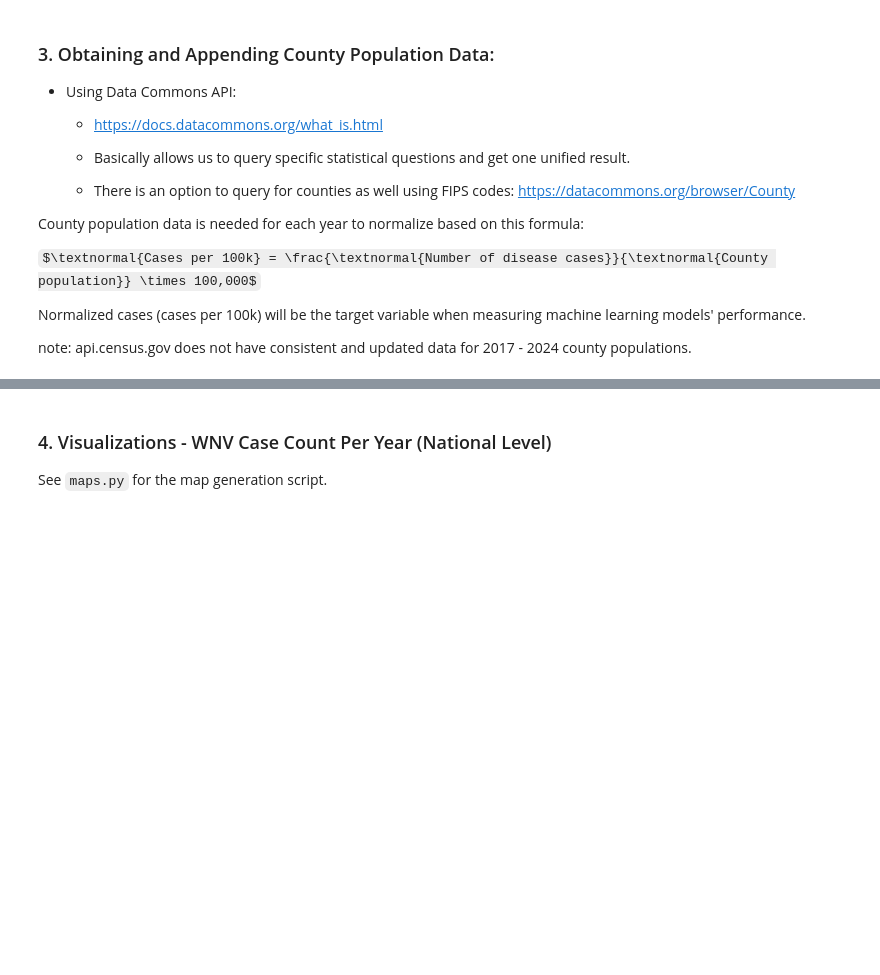
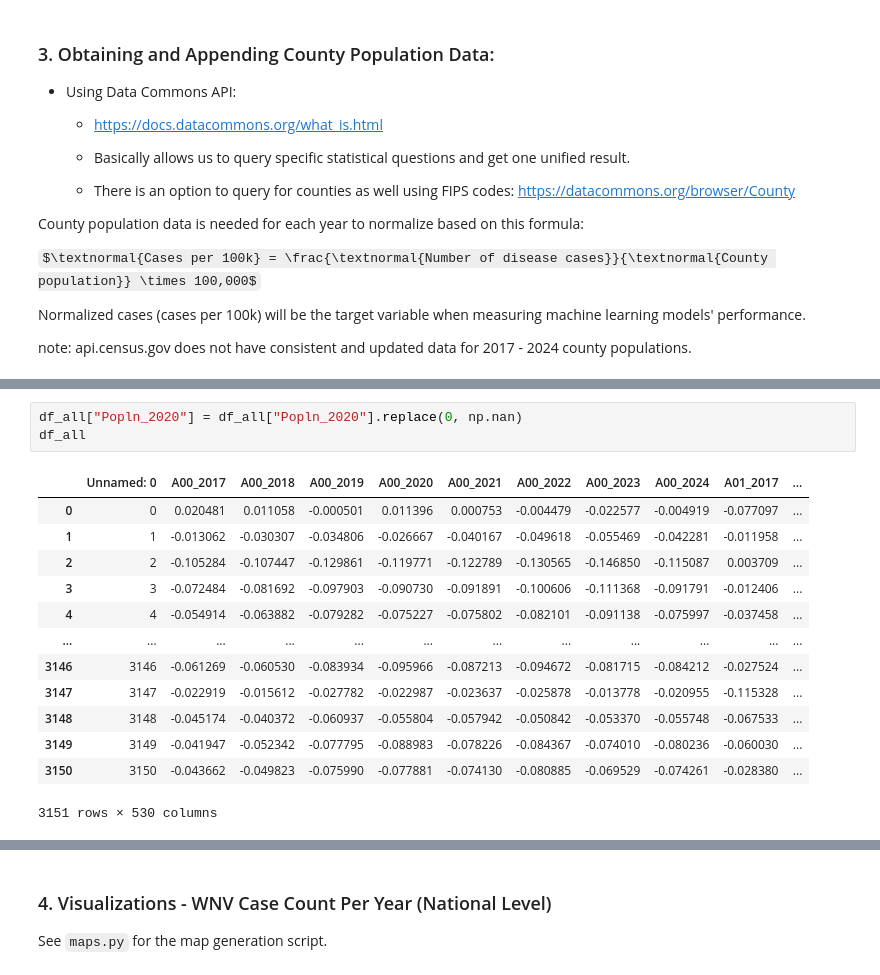
Before and after one commit to Amoreno73/wnv_embeddings, a Jupyter notebook: notebooks/national_embeddings/wnv_analysis.ipynb, the cells around one changed output, grey strips where cells are left out. Cells and saved outputs as stored; diff of their text form; some formulas as TeX source; blank space fills up the shorter version.

```diff
--- a/notebooks/national_embeddings/wnv_analysis.ipynb
+++ b/notebooks/national_embeddings/wnv_analysis.ipynb
@@ -509,0 +595,17 @@ df_all.to_csv("../national_embeddings/national_wnv_case_data/long_cases_popln_em
+# %%
+df_all["Popln_2020"] = df_all["Popln_2020"].replace(0, np.nan)
+df_all
+# %% [output]
+|  | Unnamed: 0 | A00_2017 | A00_2018 | A00_2019 | A00_2020 | A00_2021 | A00_2022 | A00_2023 | A00_2024 | A01_2017 | ... |
+| 0 | 0 | 0.020481 | 0.011058 | -0.000501 | 0.011396 | 0.000753 | -0.004479 | -0.022577 | -0.004919 | -0.077097 | ... |
+| 1 | 1 | -0.013062 | -0.030307 | -0.034806 | -0.026667 | -0.040167 | -0.049618 | -0.055469 | -0.042281 | -0.011958 | ... |
+| 2 | 2 | -0.105284 | -0.107447 | -0.129861 | -0.119771 | -0.122789 | -0.130565 | -0.146850 | -0.115087 | 0.003709 | ... |
+| 3 | 3 | -0.072484 | -0.081692 | -0.097903 | -0.090730 | -0.091891 | -0.100606 | -0.111368 | -0.091791 | -0.012406 | ... |
+| 4 | 4 | -0.054914 | -0.063882 | -0.079282 | -0.075227 | -0.075802 | -0.082101 | -0.091138 | -0.075997 | -0.037458 | ... |
+| ... | ... | ... | ... | ... | ... | ... | ... | ... | ... | ... | ... |
+| 3146 | 3146 | -0.061269 | -0.060530 | -0.083934 | -0.095966 | -0.087213 | -0.094672 | -0.081715 | -0.084212 | -0.027524 | ... |
+| 3147 | 3147 | -0.022919 | -0.015612 | -0.027782 | -0.022987 | -0.023637 | -0.025878 | -0.013778 | -0.020955 | -0.115328 | ... |
+| 3148 | 3148 | -0.045174 | -0.040372 | -0.060937 | -0.055804 | -0.057942 | -0.050842 | -0.053370 | -0.055748 | -0.067533 | ... |
+| 3149 | 3149 | -0.041947 | -0.052342 | -0.077795 | -0.088983 | -0.078226 | -0.084367 | -0.074010 | -0.080236 | -0.060030 | ... |
+| 3150 | 3150 | -0.043662 | -0.049823 | -0.075990 | -0.077881 | -0.074130 | -0.080885 | -0.069529 | -0.074261 | -0.028380 | ... |
+3151 rows × 530 columns
```
Also changed, not shown: parts of 14 cells of this notebook, 11 other files.
